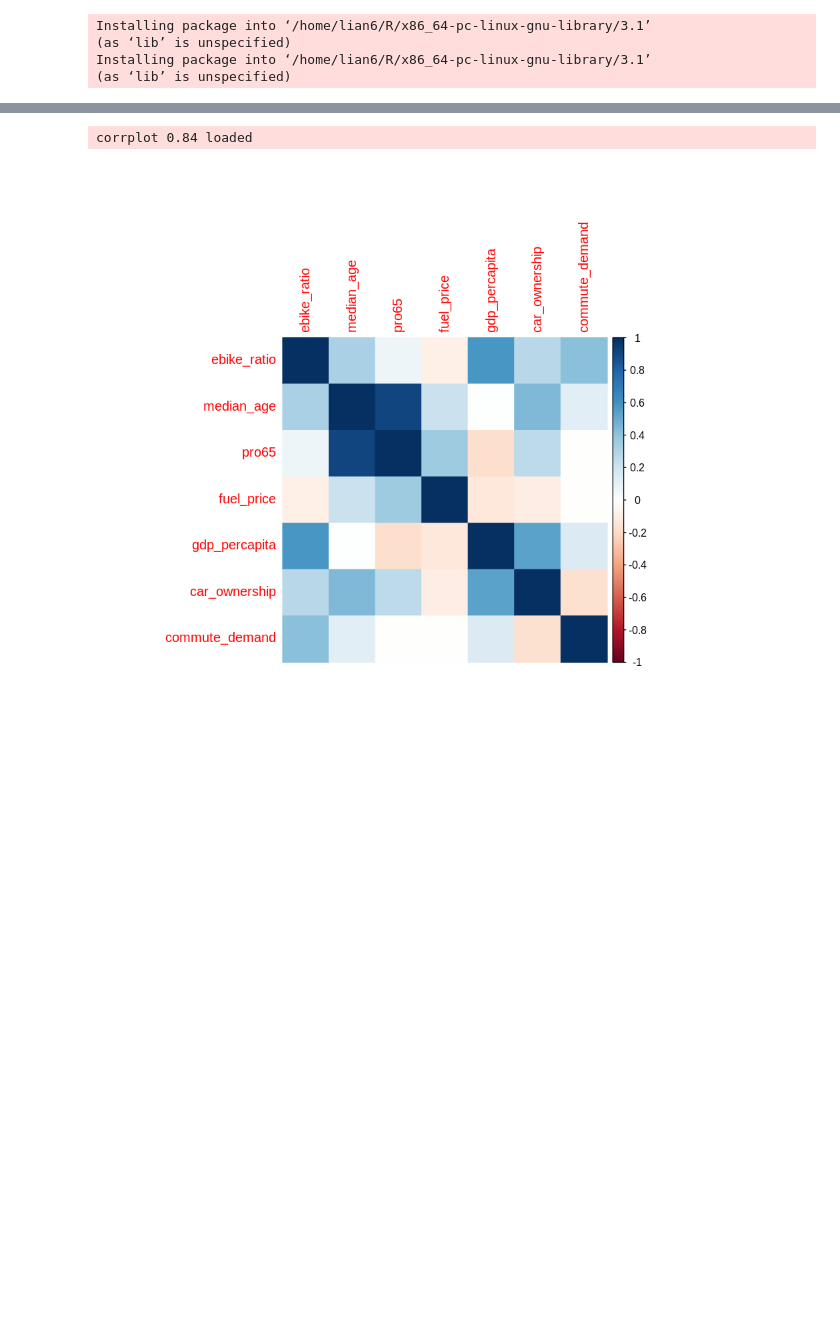
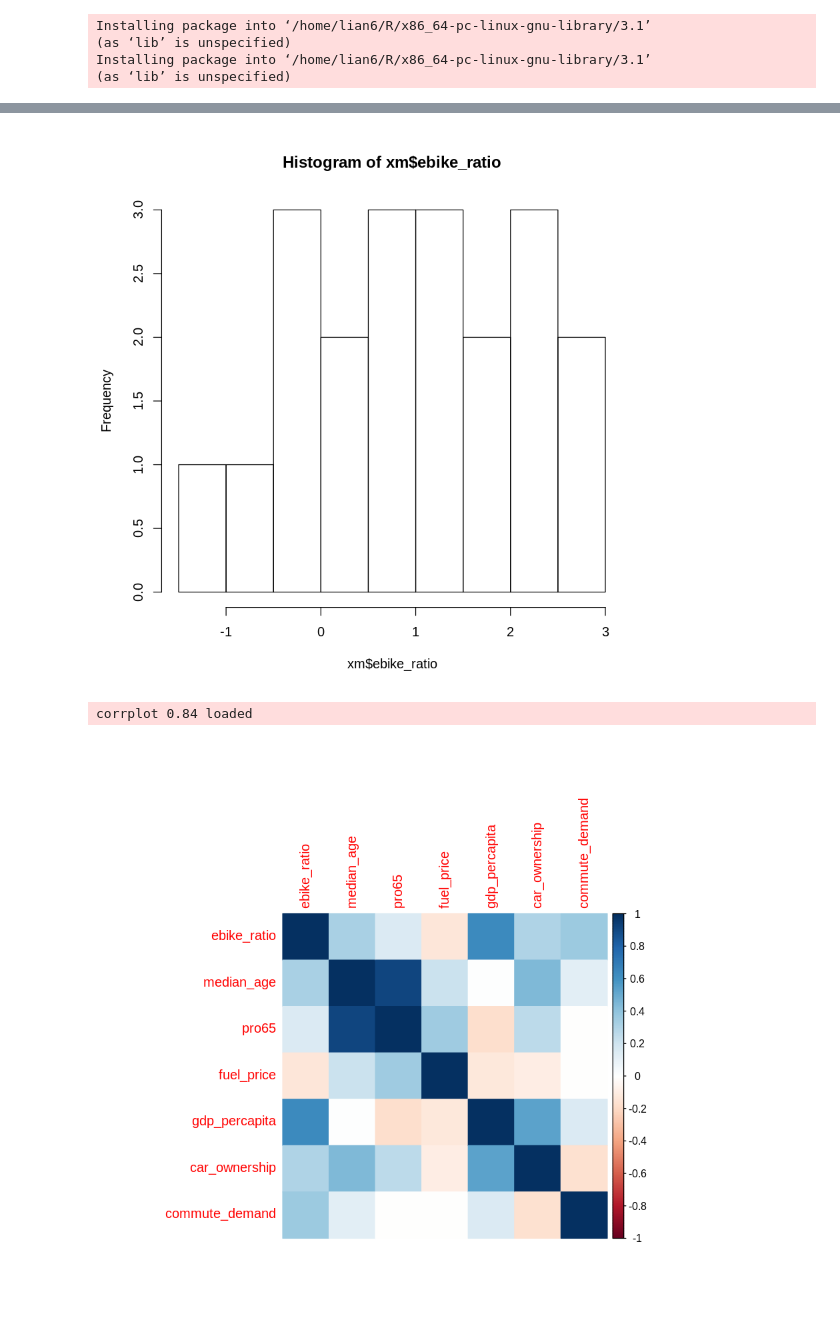
Before and after one commit to Darkari/415project, a Jupyter notebook: 415.ipynb, the cells around one changed output, grey strips where cells are left out. Cells and saved outputs as stored; diff of their text form; code cells hidden in the pictures; blank space fills up the shorter version.

```diff
--- a/415.ipynb
+++ b/415.ipynb
@@ -10,2 +15,8 @@ Installing package into ‘/home/lian6/R/x86_64-pc-linux-gnu-library/3.1’
+# %%
+#The target variable is left skewed. As (linear) models love normally distributed data , we need to transform this variable and make it more normally distributed.
+xm$ebike_ratio<-log(xm$ebike_ratio)
+hist(xm$ebike_ratio)
+# %% [output]
+[figure, added]
 # %%
 #corrlation heatmap
```
Also changed, not shown: parts of 11 cells of this notebook.
